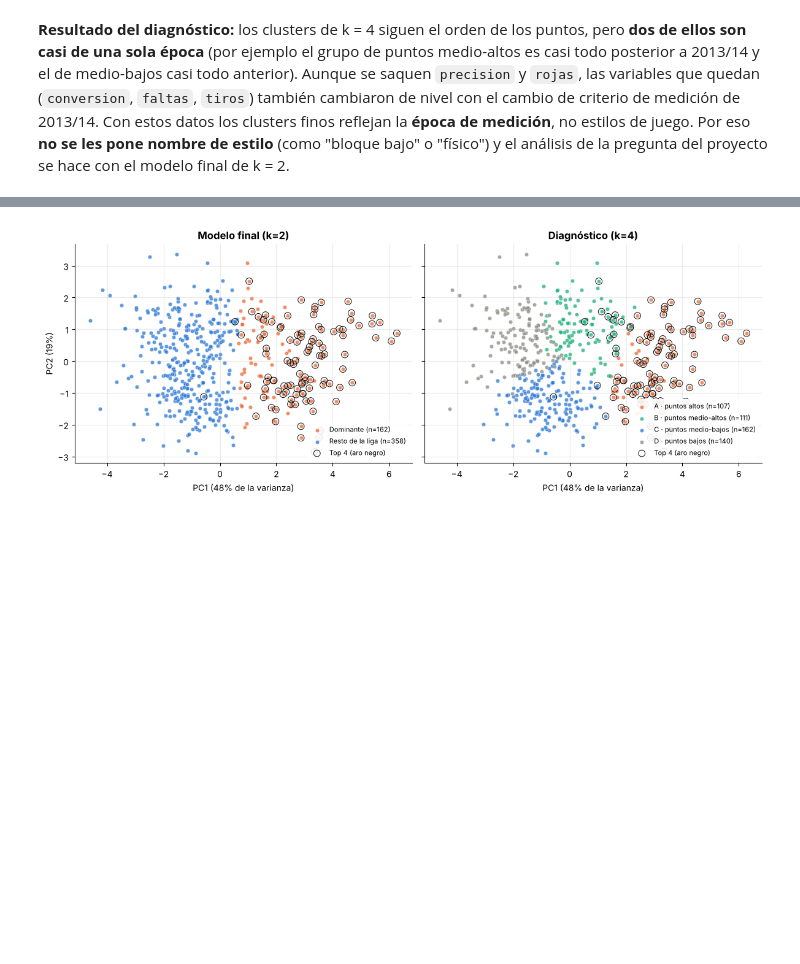
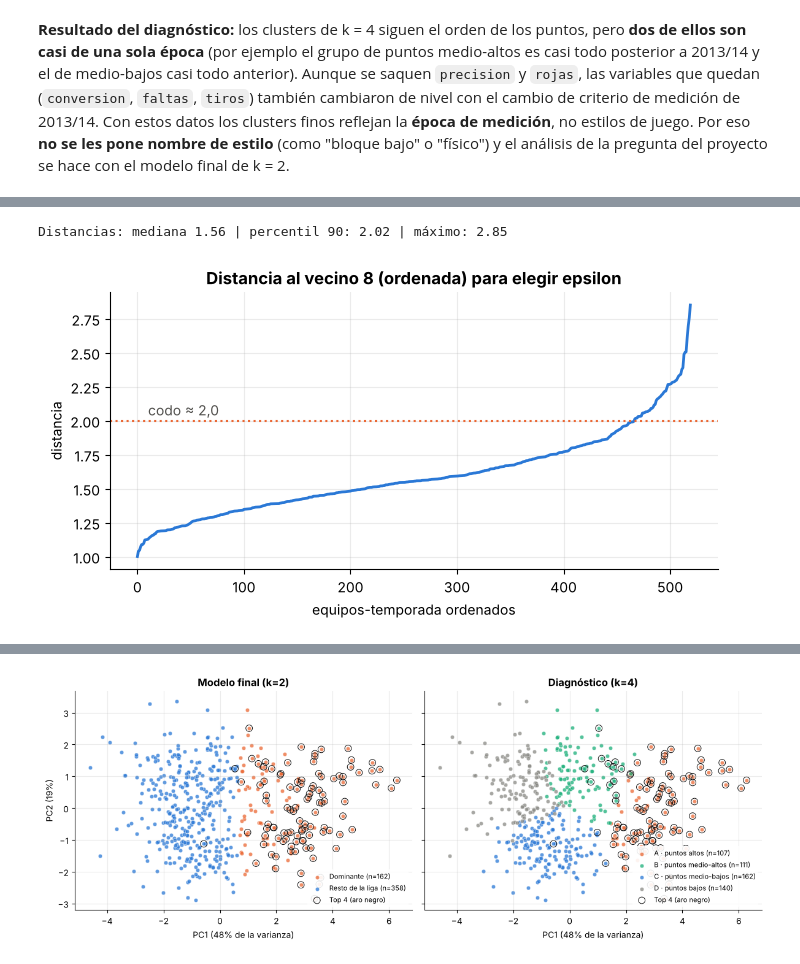
Before and after one commit to Boffranco/Data-Science-2026, a Jupyter notebook: notebooks/03c_mejora_interpretacion.ipynb, the cells around one changed output, grey strips where cells are left out. Cells and saved outputs as stored; diff of their text form; code cells hidden in the pictures; blank space fills up the shorter version.

```diff
--- a/notebooks/03c_mejora_interpretacion.ipynb
+++ b/notebooks/03c_mejora_interpretacion.ipynb
@@ -343,0 +355,15 @@ Silhouette k=4 (8 variables): 0.202 (menor que el del modelo final)
+# %%
+Zd = X[VARS_B].values                  # mismas 8 variables escaladas
+MIN_PTS = len(VARS_B) + 1              # clase 21: al menos nº de variables + 1
+dist, _ = NearestNeighbors(n_neighbors=MIN_PTS).fit(Zd).kneighbors(Zd)
+kdist = np.sort(dist[:, -1])
+
+fig, ax = plt.subplots(figsize=(7, 3.8))
+ax.plot(np.arange(len(kdist)), kdist, color=AZUL, lw=2)
+ax.set(title=f"Distancia al vecino {MIN_PTS - 1} (ordenada) para elegir epsilon", xlabel="equipos-temporada ordenados", ylabel="distancia")
+ax.axhline(2.0, ls=":", color=NARANJA); ax.text(10, 2.04, "codo ≈ 2,0", color="#52514e")
+plt.tight_layout(); plt.show()
+print("Distancias: mediana", kdist[len(kdist)//2].round(2), "| percentil 90:", np.quantile(kdist, .9).round(2), "| máximo:", kdist.max().round(2))
+# %% [output]
+Distancias: mediana 1.56 | percentil 90: 2.02 | máximo: 2.85
+[figure, added]
```
Also changed, not shown: parts of 14 cells of this notebook.
